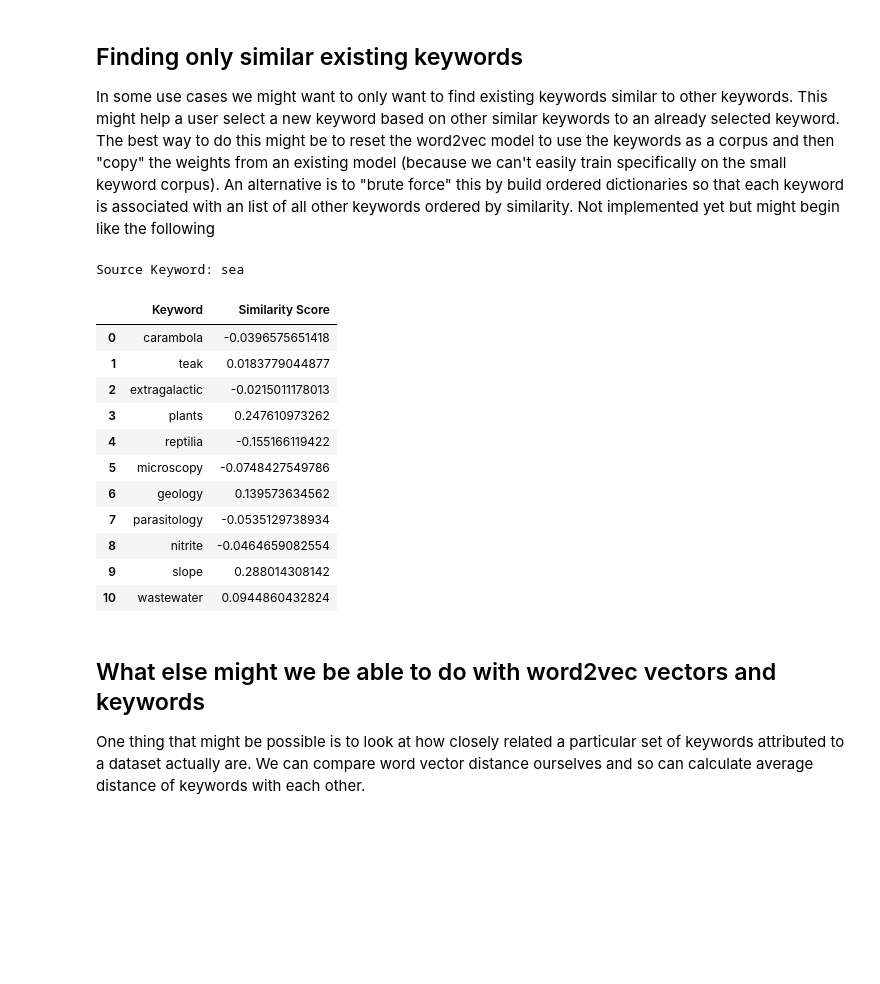
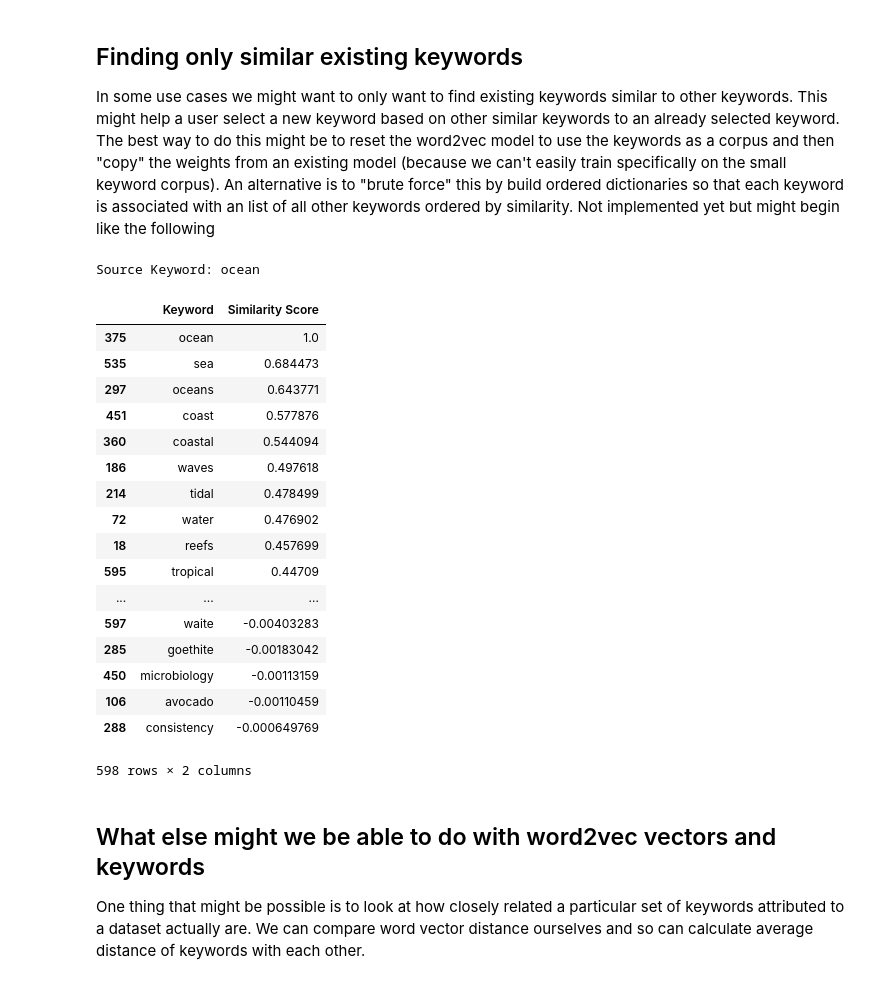
Before and after one commit to oznome/TagTagWord2Vec, a Jupyter notebook: TagTagWord2Vec.ipynb, the cells around one changed output. Drawn from its saved outputs; the diff is of its cells as text; code cells hidden in the pictures; blank space fills up the shorter version.

```diff
--- a/TagTagWord2Vec.ipynb
+++ b/TagTagWord2Vec.ipynb
@@ -102,7 +176,8 @@ for keyword in unique_keywords[1:30]:
     try:
         keyword_similarities[keyword[0:20]] = model.most_similar_cosmul(positive=keyword,topn=10)
     except:
-        keyword_similarities[keyword[0:20]] = "Word Not Found"
+        keyword_similarities[keyword[0:20]] = ["Word Not Found"]
         continue
+#print(keyword_similarities)
 pd.DataFrame.from_dict(keyword_similarities, orient="index")
 # %% [output]
@@ -128,32 +203,37 @@ pd.DataFrame.from_dict(keyword_similarities, orient="index")
 
 In some use cases we might want to only want to find existing keywords similar to other keywords. This might help a user select a new keyword based on other similar keywords to an already selected keyword. The best way to do this might be to reset the word2vec model to use the keywords as a corpus and then "copy" the weights from an existing model (because we can't easily train specifically on the small keyword corpus). An alternative is to "brute force" this by build ordered dictionaries so that each keyword is associated with an list of all other keywords ordered by similarity. Not implemented yet but might begin like the following
 # %%
-print('Source Keyword: sea' + '\n')
+print('Source Keyword: ocean' + '\n')
 results_similarity = {}
-for keyword in unique_keywords[1:50]:
+for keyword in unique_keywords:
     try:
-        results_similarity[keyword] = str(model.similarity(keyword, 'sea'))
+        results_similarity[keyword] = str(model.similarity(keyword, 'ocean'))
     except:
         pass
-results_similarity.items()
 df = pd.DataFrame()
 df['Keyword'] = results_similarity.keys()
 df['Similarity Score'] = results_similarity.values()
-df
+df.sort_values(by=['Similarity Score'], ascending=False)
 # %% [output]
-Source Keyword: sea
+Source Keyword: ocean
 |  | Keyword | Similarity Score |
-| 0 | carambola | -0.0396575651418 |
-| 1 | teak | 0.0183779044877 |
-| 2 | extragalactic | -0.0215011178013 |
-| 3 | plants | 0.247610973262 |
-| 4 | reptilia | -0.155166119422 |
-| 5 | microscopy | -0.0748427549786 |
-| 6 | geology | 0.139573634562 |
-| 7 | parasitology | -0.0535129738934 |
-| 8 | nitrite | -0.0464659082554 |
-| 9 | slope | 0.288014308142 |
-| 10 | wastewater | 0.0944860432824 |
+| 375 | ocean | 1.0 |
+| 535 | sea | 0.684473 |
+| 297 | oceans | 0.643771 |
+| 451 | coast | 0.577876 |
+| 360 | coastal | 0.544094 |
+| 186 | waves | 0.497618 |
+| 214 | tidal | 0.478499 |
+| 72 | water | 0.476902 |
+| 18 | reefs | 0.457699 |
+| 595 | tropical | 0.44709 |
+| ... | ... | ... |
+| 597 | waite | -0.00403283 |
+| 285 | goethite | -0.00183042 |
+| 450 | microbiology | -0.00113159 |
+| 106 | avocado | -0.00110459 |
+| 288 | consistency | -0.000649769 |
+598 rows × 2 columns
 # %% [markdown]
 ## What else might we be able to do with word2vec vectors and keywords
 
```
Also changed, not shown: parts of 15 cells of this notebook.
